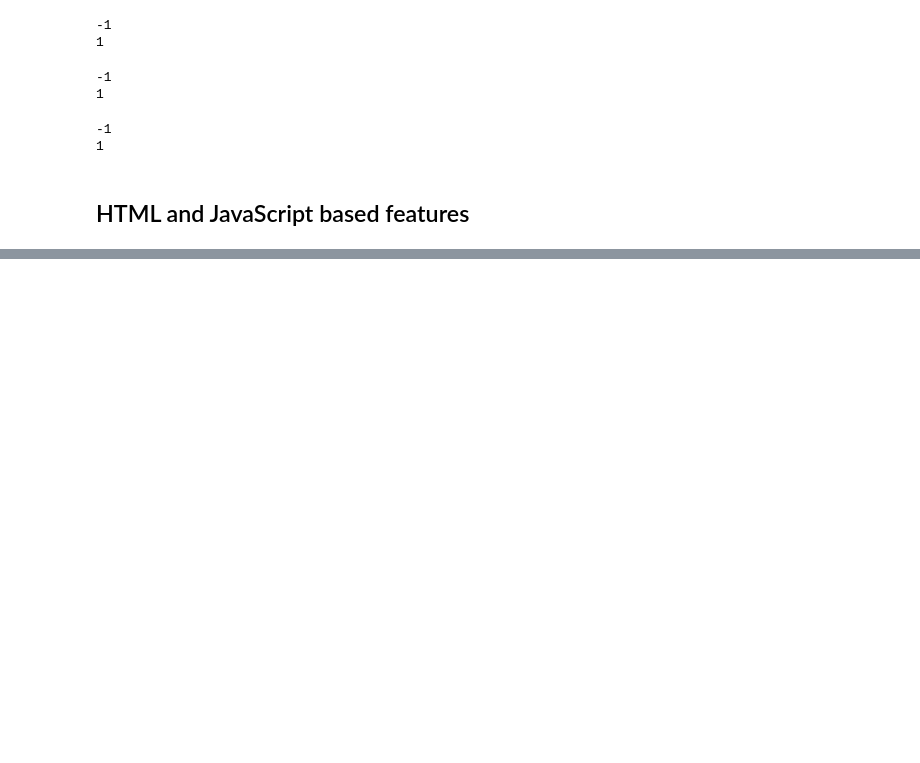
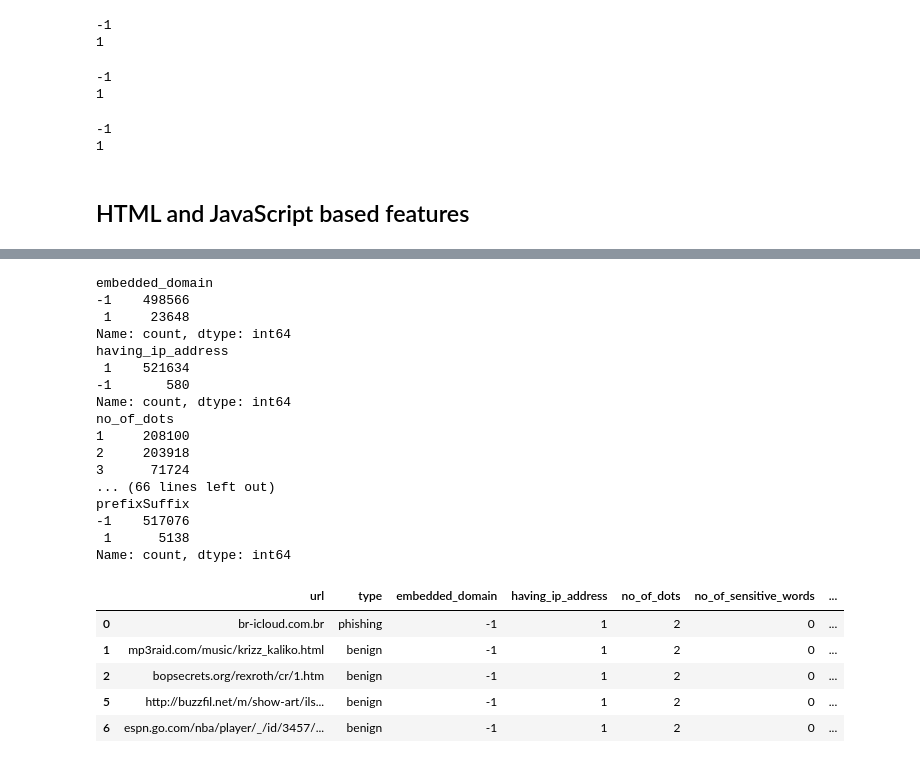
Before and after one commit to mit-riya/Phishing-URL-Detection, a Jupyter notebook: phishing-url-detection.ipynb, the cells around one changed output, grey strips where cells are left out. Cells and saved outputs as stored; diff of their text form; code cells hidden in the pictures; blank space fills up the shorter version.

Commit message:
Kaggle Notebook | Phishing url detection | Version 11

```diff
--- a/phishing-url-detection.ipynb
+++ b/phishing-url-detection.ipynb
@@ -22,0 +35,5 @@ for dirname, _, filenames in os.walk('/kaggle/input'):
+# %%
+# Load the dataset
+data1 = pd.read_csv("/kaggle/input/phishing-dataset/malicious_phish.csv")
+print(len(data1))
+data1.head()
@@ -22,0 +48,8 @@ for dirname, _, filenames in os.walk('/kaggle/input'):
+# %%
+# filter the data to include only rows with benign/phishing urls
+filtered_data = data1[(data1['type'] == 'phishing') | (data1['type'] == 'benign')]
+
+# print number of phishing and benign urls
+print(filtered_data['type'].value_counts())
+
+filtered_data.head()
@@ -73,8 +117,3 @@ regex = r"\b((?:https?://)?(?:(?:www\.)?(?:[\da-z\.-]+)\.(?:[a-z]{2,6})|(?:(?:25
 # filtered_data = combined_data[combined_data['url'] != 'No URL found']
 
 # filtered_data.head()
-# %%
-# Load the dataset
-filtered_data = pd.read_csv("/kaggle/input/phishing-dataset/final_data.csv")
-print(len(filtered_data))
-filtered_data.head()
@@ -476,19 +400,47 @@ print(domainAge(url2))
 # %%
 # Apply the feature extraction functions to the URL column of the filtered data
 filtered_data.loc[:,'embedded_domain'] = filtered_data.loc[:,'url'].apply(embedded_domain)
 filtered_data.loc[:,'having_ip_address'] = filtered_data.loc[:,'url'].apply(having_ip_address)
 filtered_data.loc[:,'no_of_dots'] = filtered_data.loc[:,'url'].apply(no_of_dots)
-filtered_data.loc[:,'lexical_features'] = filtered_data.loc[:,'url'].apply(extract_lexical_features)
 filtered_data.loc[:,'no_of_sensitive_words'] = filtered_data.loc[:,'url'].apply(no_of_sensitive_words)
 filtered_data.loc[:,'out_of_position_tld'] = filtered_data.loc[:,'url'].apply(out_of_position_tld)
 filtered_data.loc[:,'https_token'] = filtered_data.loc[:,'url'].apply(https_token)
 filtered_data.loc[:,'url_length'] = filtered_data.loc[:,'url'].apply(url_length)
 filtered_data.loc[:,'tinyURL'] = filtered_data.loc[:,'url'].apply(tinyURL)
 filtered_data.loc[:,'prefixSuffix'] = filtered_data.loc[:,'url'].apply(prefixSuffix)
-filtered_data.loc[:,'iframe'] = filtered_data.loc[:,'url'].apply(iframe)
-filtered_data.loc[:,'on_mouseover'] = filtered_data.loc[:,'url'].apply(on_mouseover)
-filtered_data.loc[:,'rightClick'] = filtered_data.loc[:,'url'].apply(rightClick)
-filtered_data.loc[:,'forwarding'] = filtered_data.loc[:,'url'].apply(forwarding)
-filtered_data.loc[:,'domain_age'] = filtered_data.loc[:,'url'].apply(domainAge)
+
+print(filtered_data['embedded_domain'].value_counts())
+print(filtered_data['having_ip_address'].value_counts())
+print(filtered_data['no_of_dots'].value_counts())
+print(filtered_data['no_of_sensitive_words'].value_counts())
+print(filtered_data['out_of_position_tld'].value_counts())
+print(filtered_data['https_token'].value_counts())
+print(filtered_data['url_length'].value_counts())
+print(filtered_data['tinyURL'].value_counts())
+print(filtered_data['prefixSuffix'].value_counts())
 
 filtered_data.head()
+# %% [output]
+embedded_domain
+-1    498566
+ 1     23648
+Name: count, dtype: int64
+having_ip_address
+ 1    521634
+-1       580
+Name: count, dtype: int64
+no_of_dots
+1     208100
+2     203918
+3      71724
+... (66 lines left out)
+prefixSuffix
+-1    517076
+ 1      5138
+Name: count, dtype: int64
+|  | url | type | embedded_domain | having_ip_address | no_of_dots | no_of_sensitive_words | ... |
+| 0 | br-icloud.com.br | phishing | -1 | 1 | 2 | 0 | ... |
+| 1 | mp3raid.com/music/krizz_kaliko.html | benign | -1 | 1 | 2 | 0 | ... |
+| 2 | bopsecrets.org/rexroth/cr/1.htm | benign | -1 | 1 | 2 | 0 | ... |
+| 5 | http://buzzfil.net/m/show-art/ils... | benign | -1 | 1 | 2 | 0 | ... |
+| 6 | espn.go.com/nba/player/_/id/3457/... | benign | -1 | 1 | 2 | 0 | ... |
```
Also changed, not shown: parts of 22 cells of this notebook.
